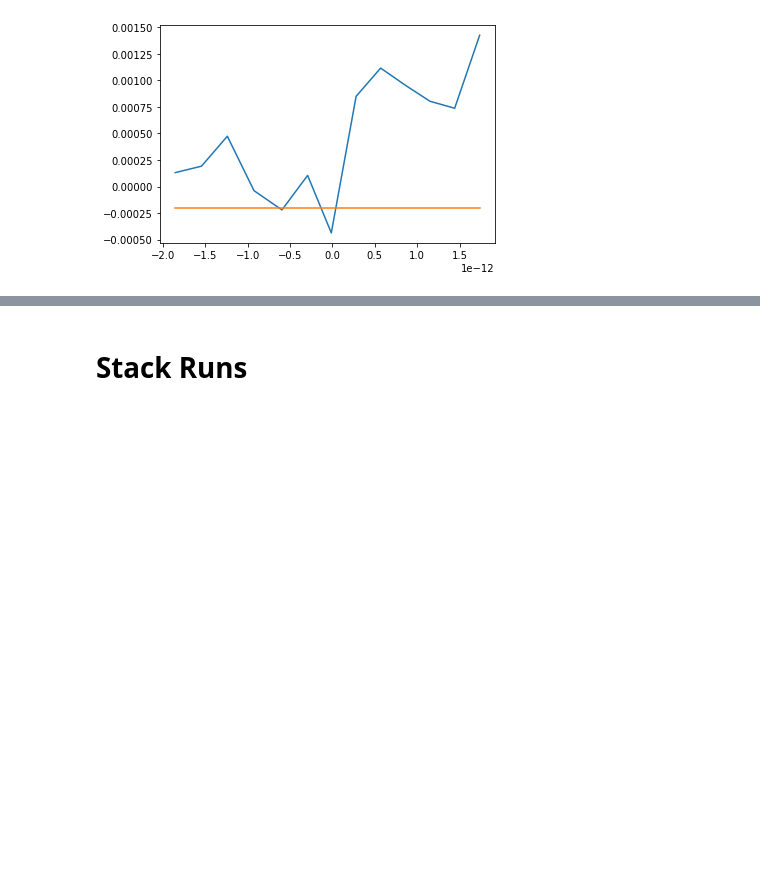
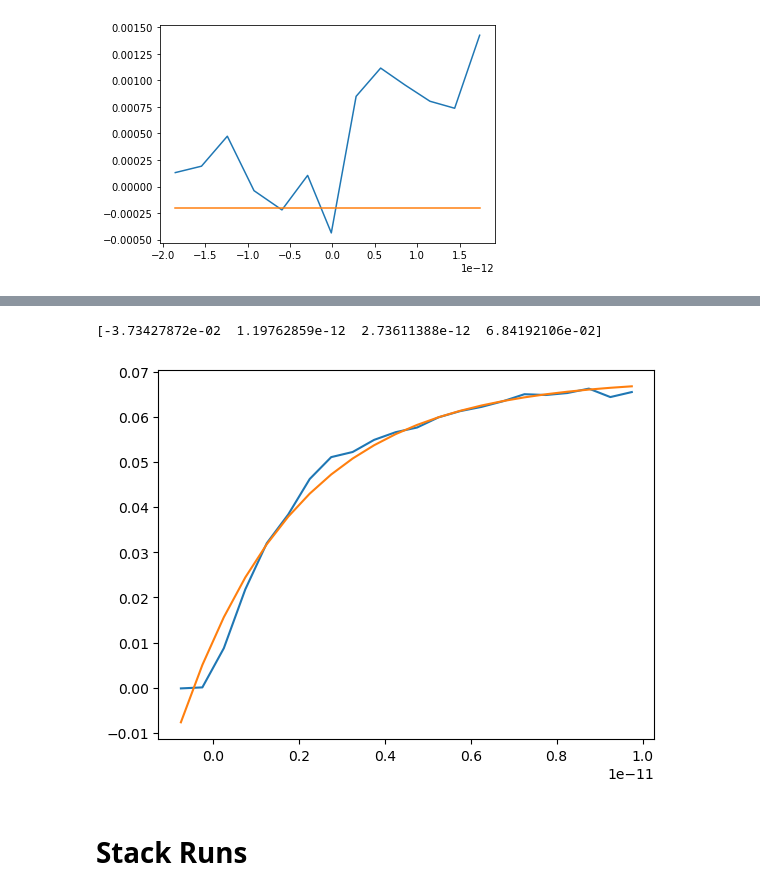
Before and after one commit to Solution-Phase-Chemistry/ReduceScatt, a Jupyter notebook: Master_XSS.ipynb, the cells around one changed output, grey strips where cells are left out. Saved outputs shown, nothing was run; the diff lists cells and outputs as text; code cells hidden in the pictures; blank space fills up the shorter version.

```diff
--- a/Master_XSS.ipynb
+++ b/Master_XSS.ipynb
@@ -446,0 +407,6 @@ chi min 0.0512 sigma [0.0627] fwhm [0.1476585] tt0 [0.197]
+# %%
+def exp1(x,A,x0,tau,C):
+    return A*np.e**((-1.)*(x-x0)/tau)+C
+
+def exp2(x,A,x0,tau):
+    return A*np.e**((-1.)*(x-x0)/tau)
@@ -447,3 +422,18 @@ chi min 0.0512 sigma [0.0627] fwhm [0.1476585] tt0 [0.197]
+# %%
+t1=ww[0]*tt[:,0]
+
+p0=[-0.6,0.01e-12,4e-12,-0.6] #initial guesses
+param, err =curve_fit(exp1,ts[goodt],t1,p0=p0)
+
+
+plt.figure('fit')
+plt.plot(ts[goodt],t1)
+plt.plot(ts[goodt],exp1(ts[goodt],*param),label='fit')
+
+print(param)
+# %% [output]
+[-3.73427872e-02  1.19762859e-12  2.73611388e-12  6.84192106e-02]
+[figure, added]
 # %% [markdown]
 # Stack Runs
 # %%
```
Also changed, not shown: parts of 16 cells of this notebook.
